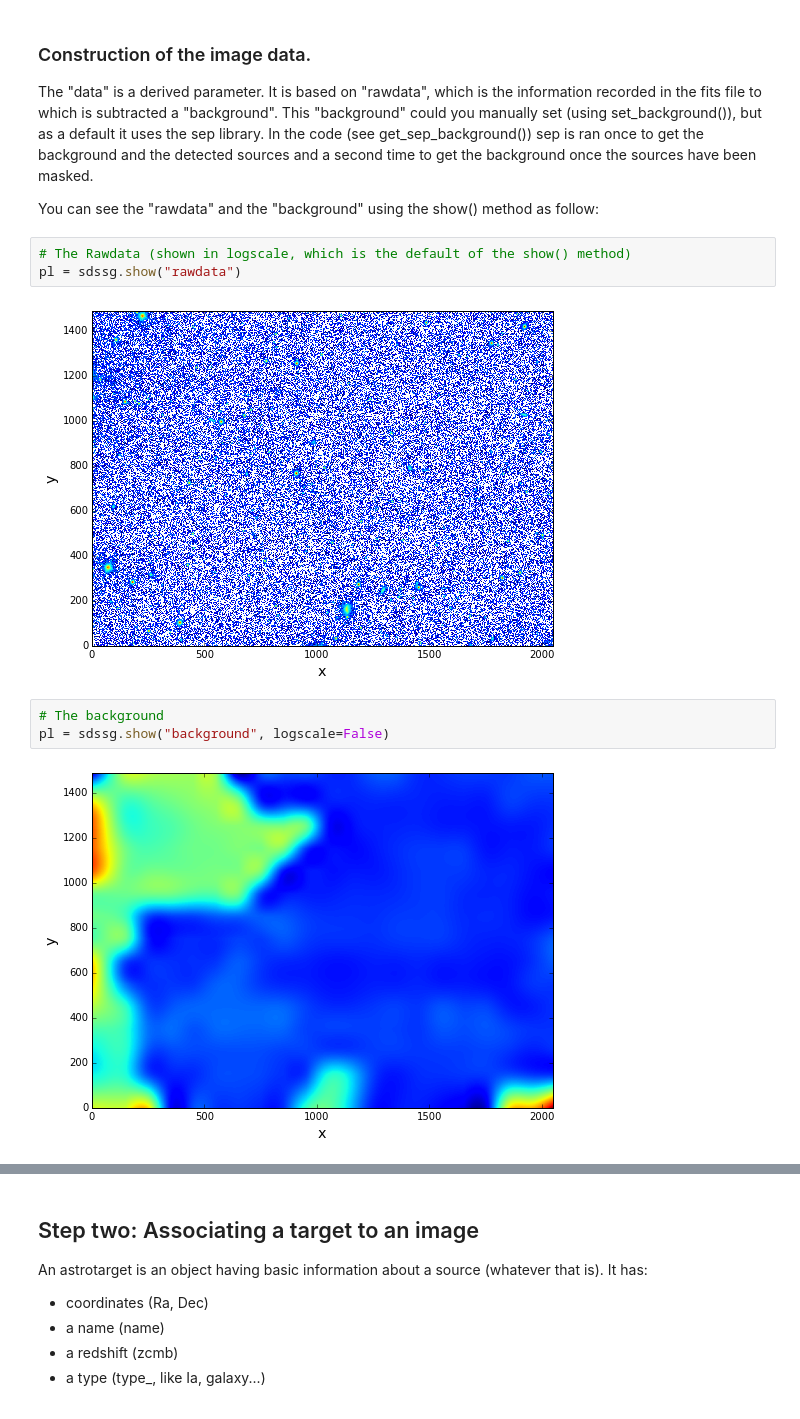
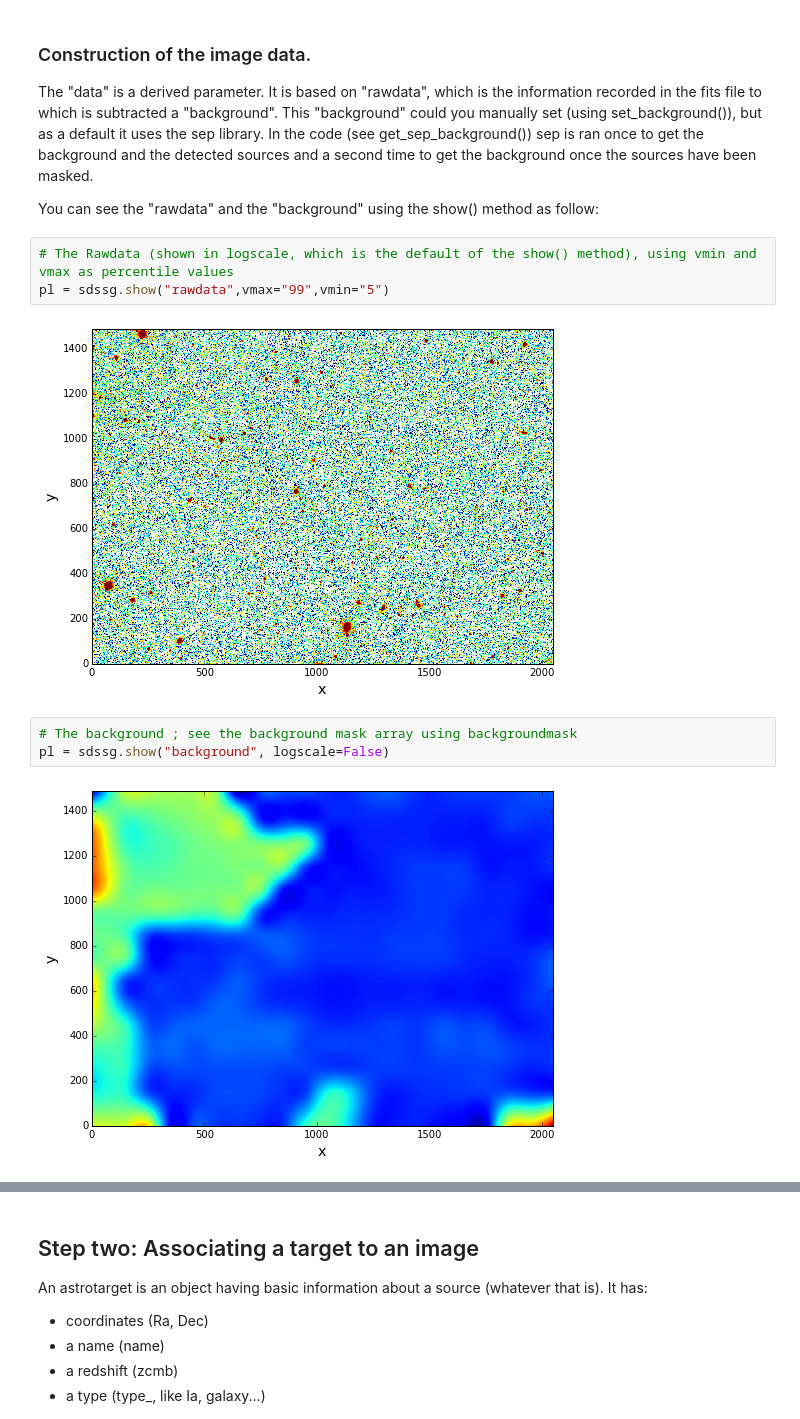
Before and after one commit to MickaelRigault/astrobject, a Jupyter notebook: notebooks/astrotarget_and_image.ipynb, the cells around one changed output, grey strips where cells are left out. Drawn from its saved outputs; the diff is of its cells as text.

Commit message:
background mask saved and additional show method to visualize the estimated background. Notebook changed accordingly

```diff
--- a/notebooks/astrotarget_and_image.ipynb
+++ b/notebooks/astrotarget_and_image.ipynb
@@ -44,12 +46,12 @@ The "data" is a derived parameter. It is based on "rawdata", which is the inform
 
 You can see the "rawdata" and the "background" using the show() method as follow:
 # %%
-# The Rawdata (shown in logscale, which is the default of the show() method)
-pl = sdssg.show("rawdata")
+# The Rawdata (shown in logscale, which is the default of the show() method), using vmin and vmax as percentile values
+pl = sdssg.show("rawdata",vmax="99",vmin="5")
 # %% [output]
-[figure, old version]
+[figure, new version]
 # %%
-# The background
+# The background ; see the background mask array using backgroundmask
 pl = sdssg.show("background", logscale=False)
 # %% [output]
 [figure]
```
Also changed, not shown: parts of 5 cells of this notebook, 1 other file.
